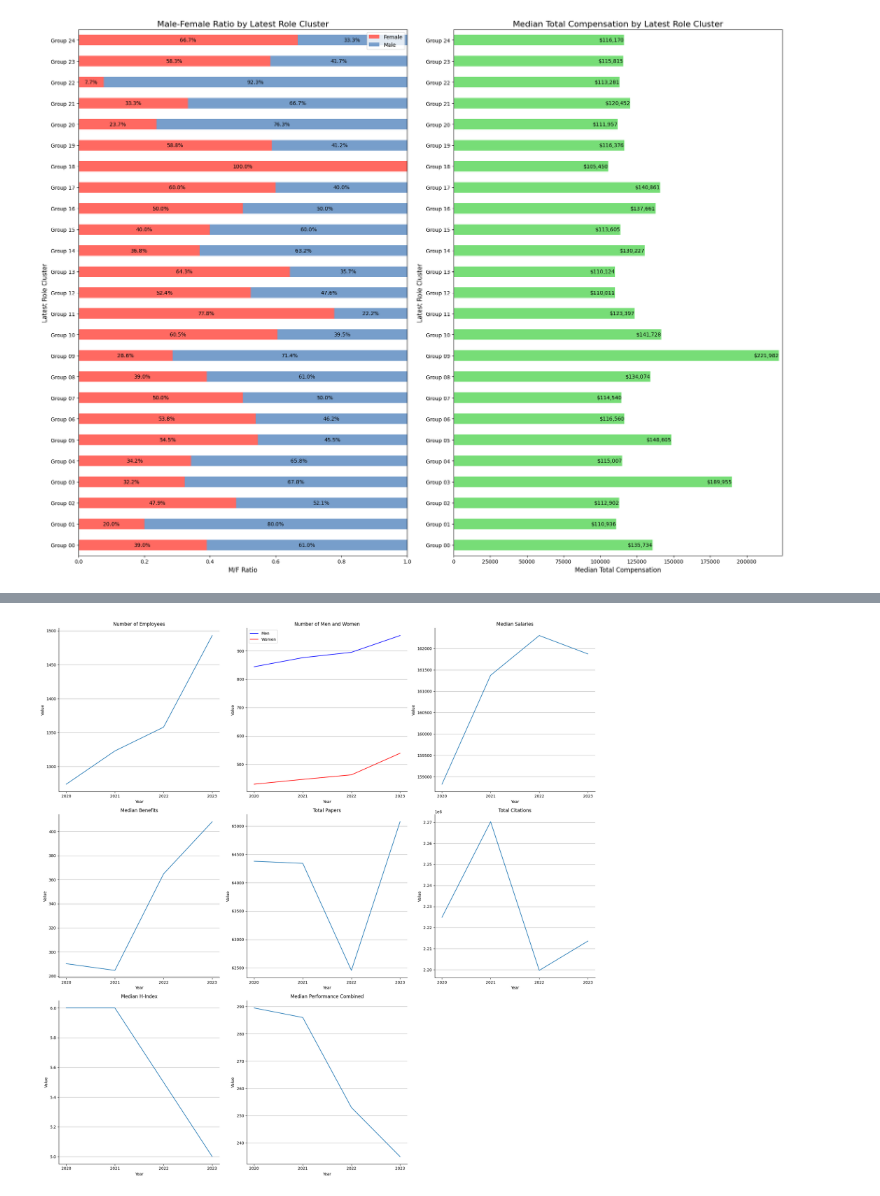
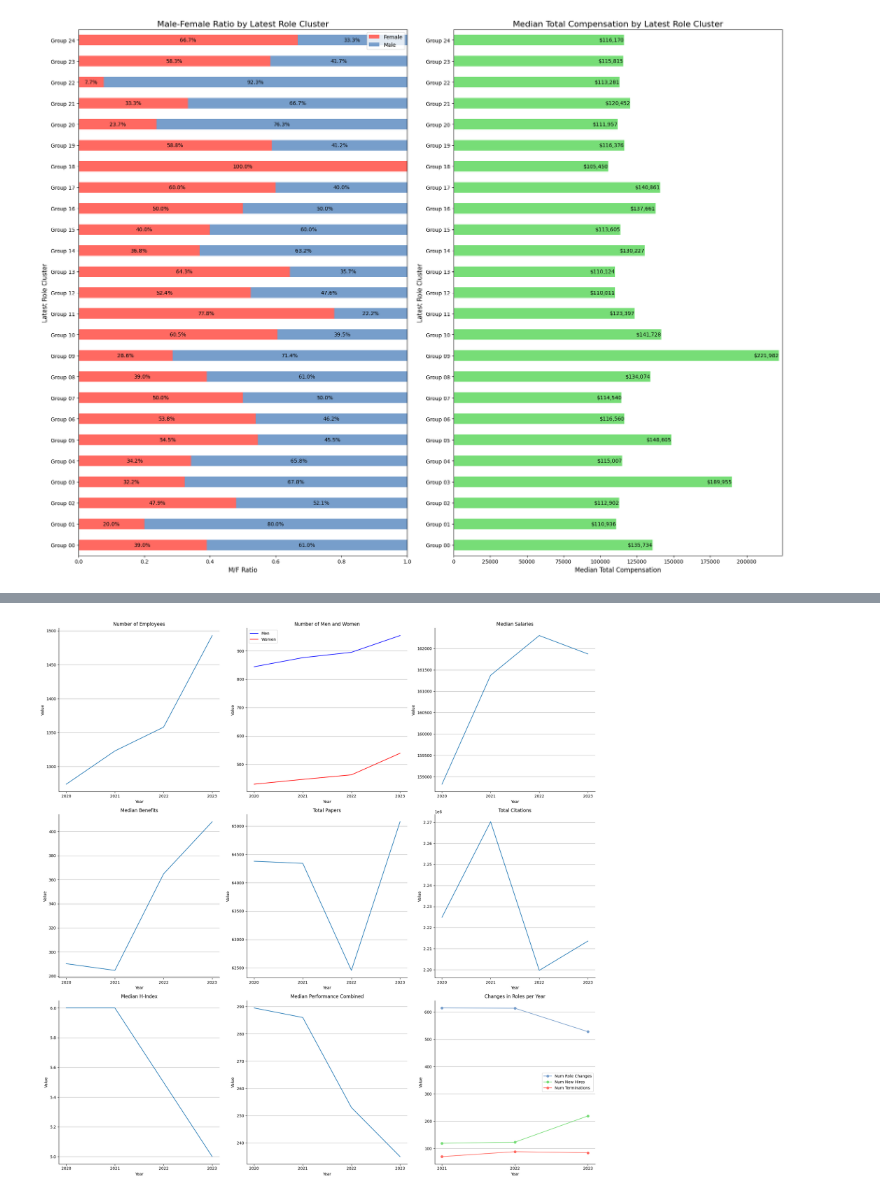
Before and after one commit to sueszli/uwaterloos-sunshines, a Jupyter notebook: src/plots.ipynb, the cells around one changed output, grey strips where cells are left out. Cells and saved outputs as stored; diff of their text form; code cells hidden in the pictures.

```diff
--- a/src/plots.ipynb
+++ b/src/plots.ipynb
@@ -299,3 +298,24 @@ plt.show()
 # %% [output]
 [figure]
 [figure]
+# %%
+#
+# roles
+#
+
+import json
+
+datapath = Path.cwd().parent / "data" / "role-clusters.json"
+with open(datapath, "r") as f:
+    role_clusters = json.load(f)
+role_clusters = {int(k): v for k, v in role_clusters.items()}
+role_clusters = dict(sorted(role_clusters.items()))
+
+for rc in role_clusters:
+    vals = role_clusters[rc]
+    np.random.shuffle(vals)
+
+    print(f"- `Cluster {int(rc):02d}:`", end=" ")
+    for val in vals[:2]:
+        print(f"{val}", end=", ")
+    print("...")
@@ -342,33 +478,46 @@ axs[0, 2].set_title("Median Salaries")
 
 axs[1, 0].plot(years, med_benefits)
 axs[1, 0].set_title("Median Benefits")
 
 axs[1, 1].plot(years, total_papers)
 axs[1, 1].set_title("Total Papers")
 
 axs[1, 2].plot(years, total_citations)
 axs[1, 2].set_title("Total Citations")
 
 axs[2, 0].plot(years, med_hindex)
 axs[2, 0].set_title("Median H-Index")
 
 axs[2, 1].plot(years, med_perfcombined)
 axs[2, 1].set_title("Median Performance Combined")
 
+years_changes = ["2021", "2022", "2023"]
+data = {year: count_changes(df, year) for year in years_changes}
+
+changes = [data[year][0] for year in years_changes]
+hires = [data[year][1] for year in years_changes]
+fires = [data[year][2] for year in years_changes]
+
+axs[2, 2].plot(years_changes, changes, marker='o', label='Num Role Changes', color="#779ECB")
+axs[2, 2].plot(years_changes, hires, marker='o', label='Num New Hires', color="#77DD77")
+axs[2, 2].plot(years_changes, fires, marker='o', label='Num Terminations', color="#FF6961")
+axs[2, 2].set_title('Changes in Roles per Year')
+axs[2, 2].set_xlabel('Year')
+axs[2, 2].set_ylabel('Count')
+axs[2, 2].legend()
+
 for i in range(3):
     for j in range(3):
         axs[i, j].xaxis.set_major_locator(plt.MaxNLocator(integer=True))
-
-fig.delaxes(axs[2, 2])  # drop empty subplot
 
 for ax in axs.flat:
     ax.spines["top"].set_visible(False)
     ax.spines["right"].set_visible(False)
     ax.set_xlabel("Year")
     ax.set_ylabel("Value")
     ax.grid(axis="y")
 
 plt.tight_layout()
 plt.show()
 # %% [output]
-[figure, old version]
+[figure, new version]
```
Also changed, not shown: parts of 4 cells of this notebook, 5 other files.
